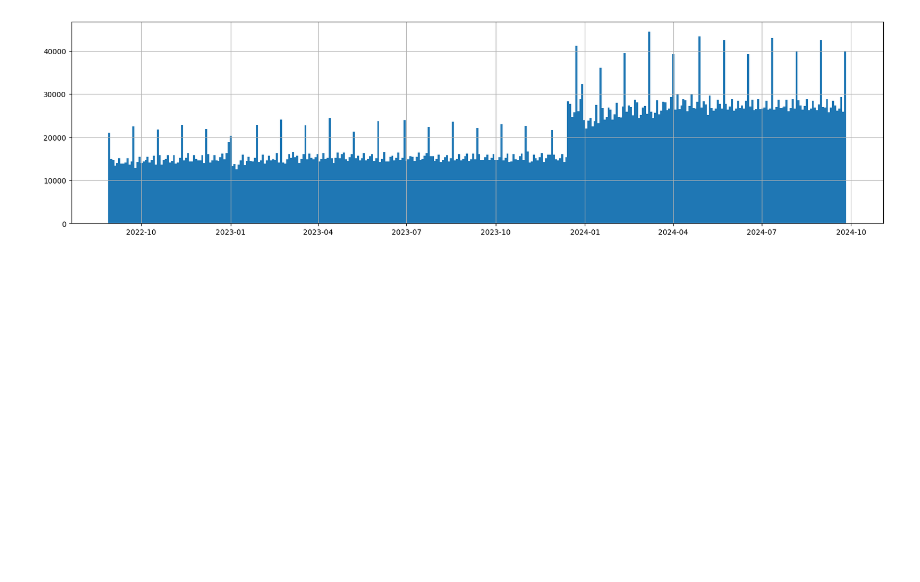
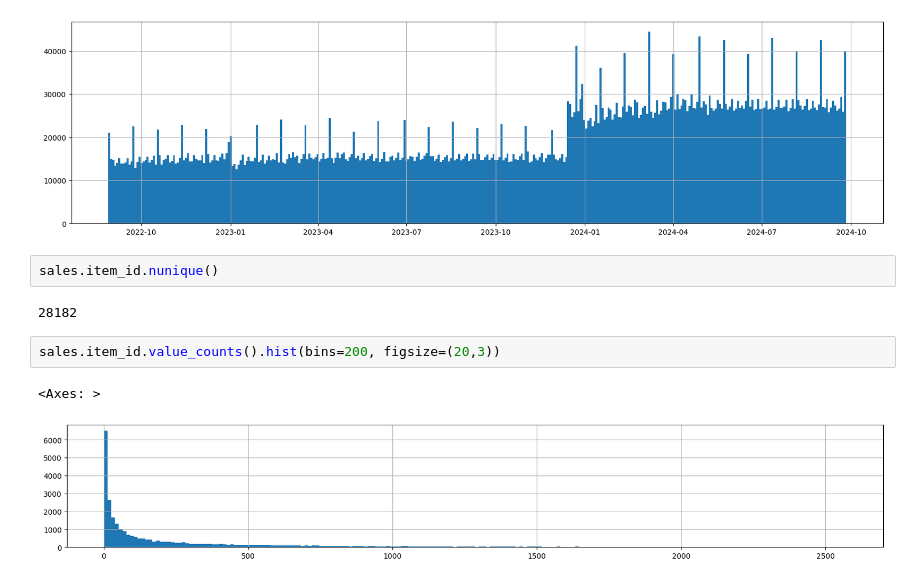
Before and after one commit to 4362725Gb/ml-zoomcamp-homework, a Jupyter notebook: competition /2024 Competition.ipynb, the cells around one changed output. Saved outputs shown, nothing was run; the diff lists cells and outputs as text; blank space fills up the shorter version.

Commit message:
EDA sales

```diff
--- a/competition /2024 Competition.ipynb
+++ b/competition /2024 Competition.ipynb
@@ -90,3 +90,12 @@ sales.date.hist(bins=365 , figsize=(20,5) )
 # %% [output]
 <Axes: >
 [figure]
+# %%
+sales.item_id.nunique()
+# %% [output]
+28182
+# %%
+sales.item_id.value_counts().hist(bins=200, figsize=(20,3))
+# %% [output]
+<Axes: >
+[figure, added]
```
Also changed, not shown: parts of 5 cells of this notebook.
